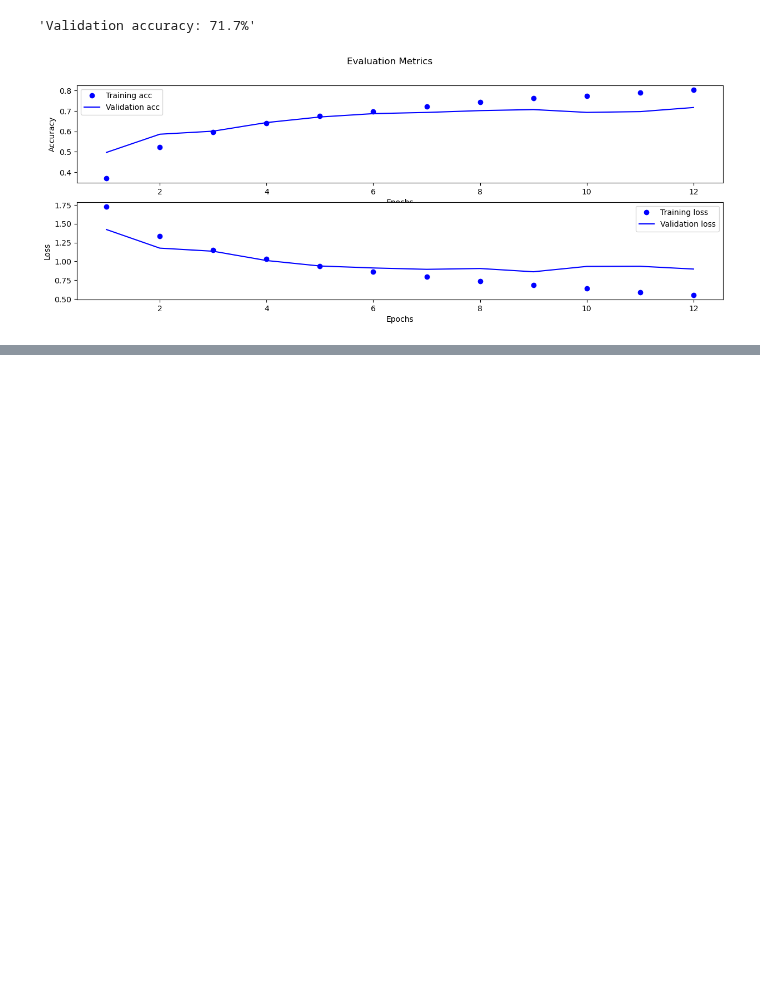
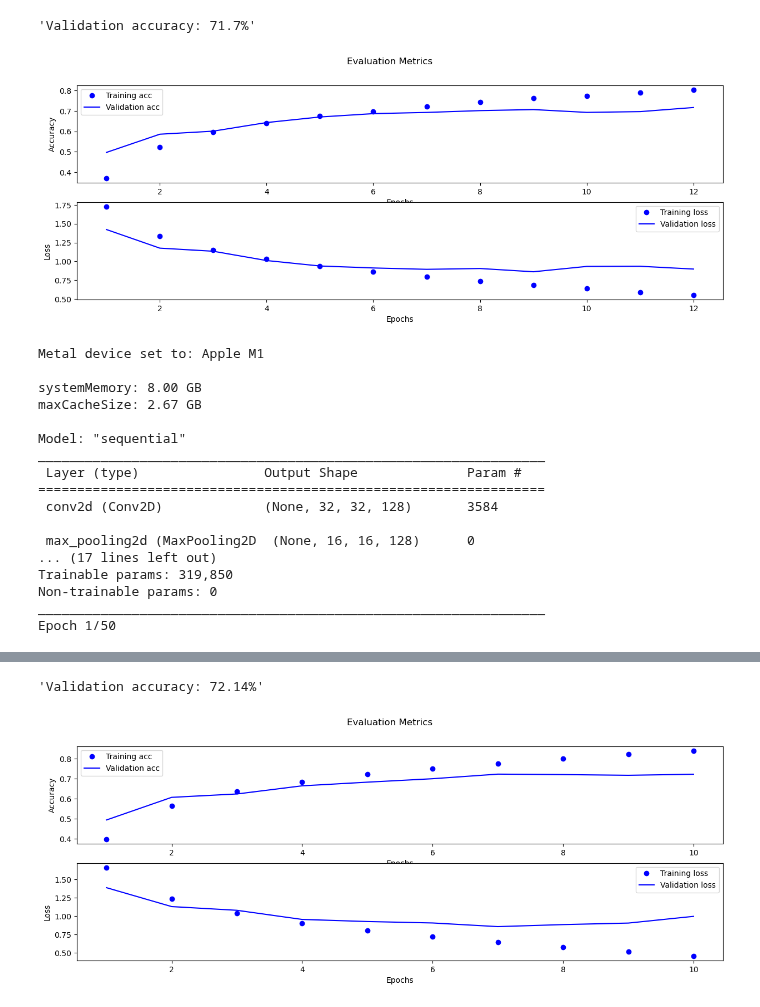
Before and after one commit to akiehl2000/STAA578_Homework, a Jupyter notebook: Homework 3/homework3.ipynb, the cells around one changed output, grey strips where cells are left out. Cells and saved outputs as stored; diff of their text form; code cells hidden in the pictures; blank space fills up the shorter version.

```diff
--- a/Homework 3/homework3.ipynb
+++ b/Homework 3/homework3.ipynb
@@ -198,3 +198,36 @@ Epoch 12/50
 Epoch 12: early stopping
 'Validation accuracy: 71.7%'
 [figure]
+# %%
+# define model architecture
+model = models.Sequential([
+    Conv2D(128, (3, 3), padding = 'same', activation = 'relu', input_shape = (32, 32, 3)),
+    MaxPooling2D((2, 2)),
+    Conv2D(128, (3, 3), padding = 'same', activation = 'relu'),
+    MaxPooling2D((2, 2)),
+    Conv2D(32, (3, 3), padding = 'same', activation = 'relu'),
+    Flatten(),
+    Dense(64, activation = 'relu'),
+    Dense(10, activation = 'softmax')
+])
+
+# evaluate model
+EvaluateModel(model)
+# %% [output]
+Metal device set to: Apple M1
+
+systemMemory: 8.00 GB
+maxCacheSize: 2.67 GB
+
+Model: "sequential"
+_________________________________________________________________
+ Layer (type)                Output Shape              Param #
+=================================================================
+ conv2d (Conv2D)             (None, 32, 32, 128)       3584
+
+ max_pooling2d (MaxPooling2D  (None, 16, 16, 128)      0
+... (17 lines left out)
+Trainable params: 319,850
+Non-trainable params: 0
+_________________________________________________________________
+Epoch 1/50
@@ -201,3 +255,5 @@ Epoch 12: early stopping
+'Validation accuracy: 72.14%'
+[figure, added]
 # %%
 # define model architecture
 model = models.Sequential([
```
Also changed, not shown: parts of 5 cells of this notebook.
